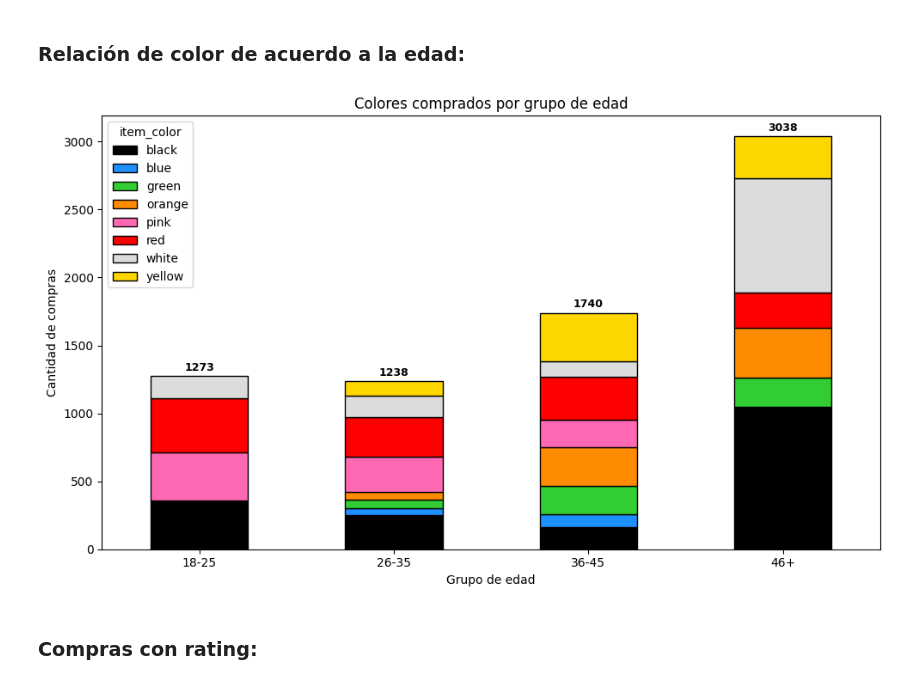
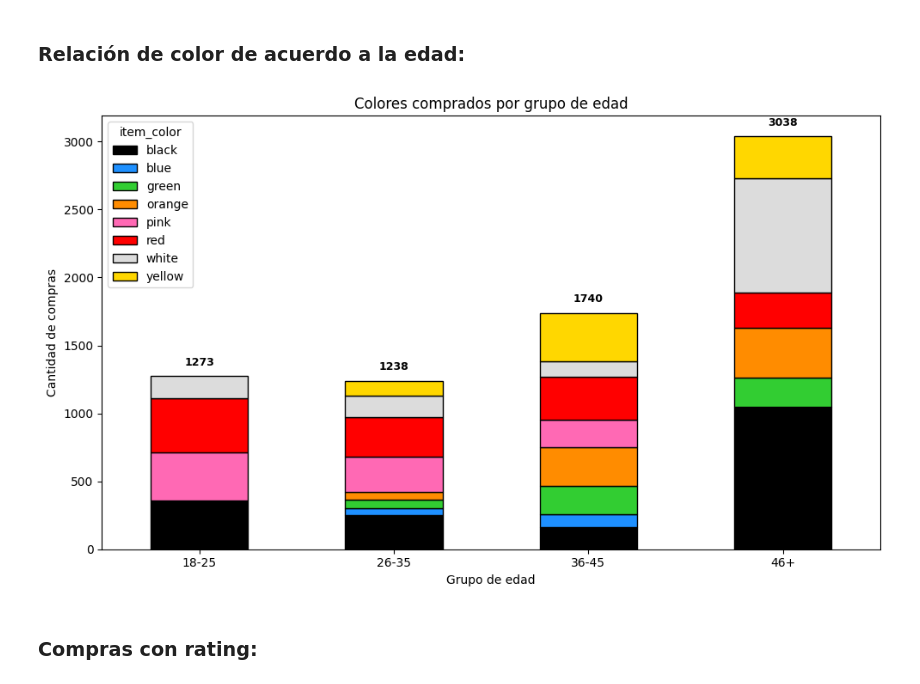
Before and after one commit to marflowersmar/ML25_MD_2025, a Jupyter notebook: src/ml25/P01_avance/Analisis_exploratorio.ipynb, the cells around one changed output. Cells and saved outputs as stored; diff of their text form; code cells hidden in the pictures.

```diff
--- a/src/ml25/P01_avance/Analisis_exploratorio.ipynb
+++ b/src/ml25/P01_avance/Analisis_exploratorio.ipynb
@@ -478,41 +364,40 @@ Agregado a 'customer_profile.csv'
 # %%
 color_map = {"imgy":"yellow","imgb":"blue","imgbl":"black","imgg":"green",
              "imgo":"orange","imgp":"pink","imgr":"red","imgw":"white"}
 palette   = {"yellow":"#FFD700","blue":"#1E90FF","black":"#000000","green":"#32CD32",
              "orange":"#FF8C00","pink":"#FF69B4","red":"#FF0000","white":"#DCDCDC"}
 
 df['item_color'] = df['item_img_filename'].str.replace('.jpg','',regex=False).map(color_map).fillna('other')
 
-# edad y grupos
 ref = pd.to_datetime("2025-09-21")
 df['customer_date_of_birth'] = pd.to_datetime(df['customer_date_of_birth'], errors='coerce')
 df['edad'] = ((ref - df['customer_date_of_birth']).dt.days // 365).clip(lower=0)
 
 bins = [0,25,35,45,200]
 labels = ['18-25','26-35','36-45','46+']
 df['age_group'] = pd.cut(df['edad'].fillna(0), bins=bins, labels=labels, right=True, include_lowest=True)
 
-# tabla: conteo por grupo de edad y color
 age_color = df.groupby(['age_group','item_color']).size().unstack(fill_value=0)
+age_color = age_color.reindex(labels, fill_value=0)
 
-# gráfico de barras apiladas (conteos) - ORIGINAL
-ax = age_color.reindex(labels).plot(
+ax = age_color.plot(
     kind='bar', stacked=True, figsize=(10,6),
     color=[palette.get(c, "#A9A9A9") for c in age_color.columns], edgecolor='black'
 )
 plt.title("Colores comprados por grupo de edad")
 plt.xlabel("Grupo de edad")
 plt.ylabel("Cantidad de compras")
 plt.xticks(rotation=0)
 
-# totales arriba de cada barra
-for i, total in enumerate(age_color.sum(axis=1)):
-    plt.text(i, total + 20, str(total), ha='center', va='bottom', fontsize=9, fontweight='bold')
+totales = age_color.sum(axis=1).values
+for i, total in enumerate(totales):
+    plt.text(i, total + (0.02 * totales.max() if totales.max() > 0 else 1), str(int(total)),
+             ha='center', va='bottom', fontsize=9, fontweight='bold')
 
 plt.tight_layout()
 plt.show()
 # %% [output]
-[figure, old version]
+[figure, new version]
 # %% [markdown]
 ### Compras con rating:
 # %%
```
Also changed, not shown: parts of 16 cells of this notebook, 3 other files.
